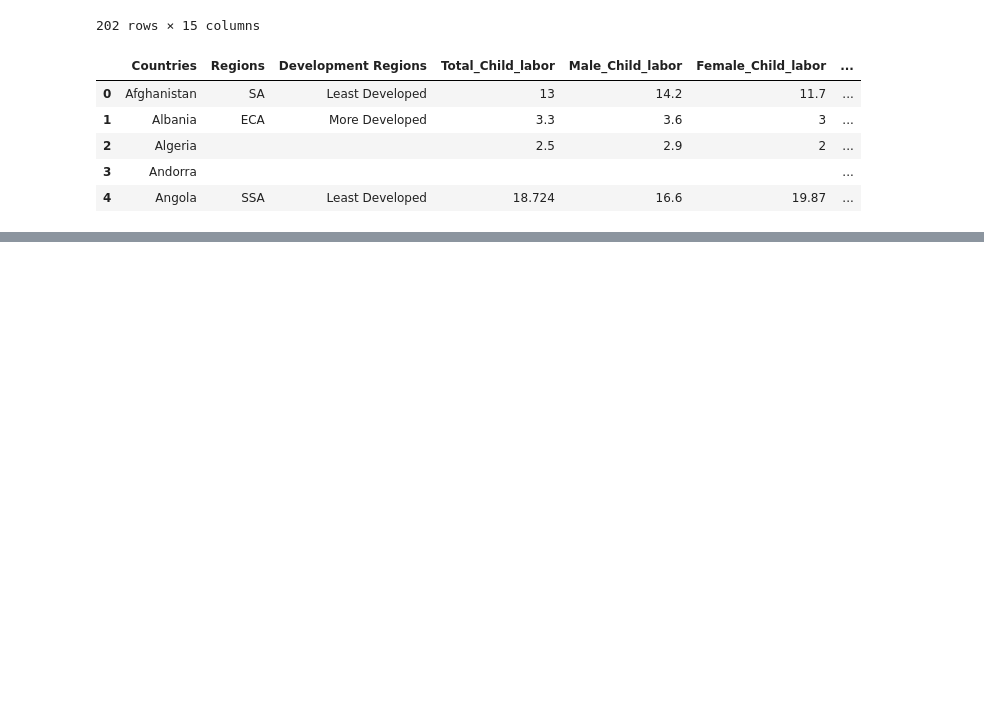
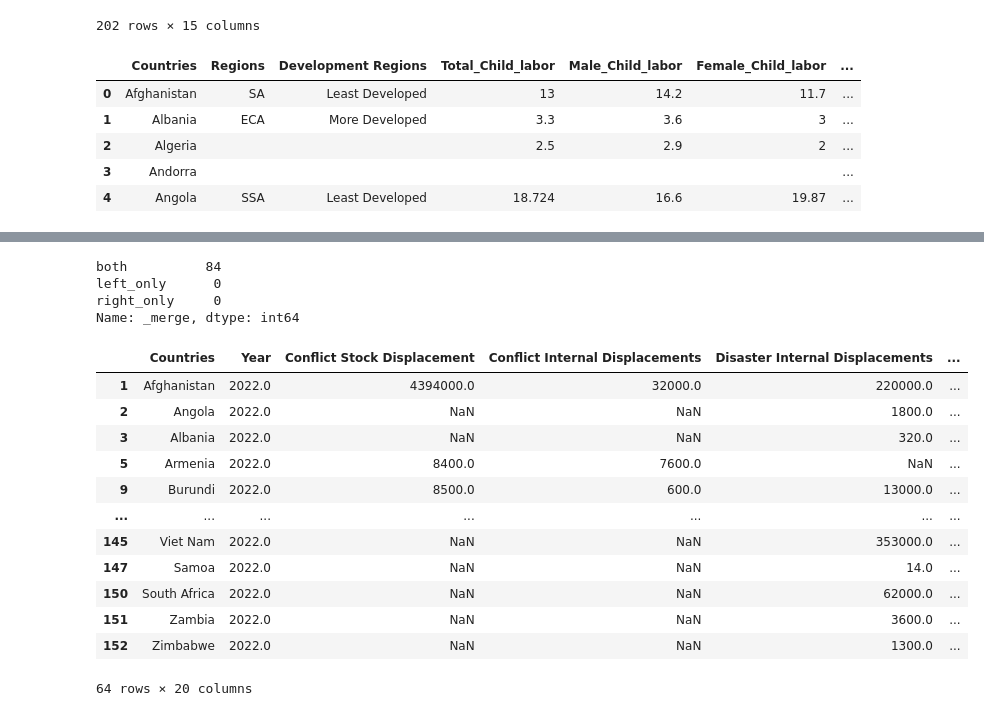
Before and after one commit to shimjide123/datman, a Jupyter notebook: PS3_by_Yu_Nong.ipynb, the cells around one changed output, grey strips where cells are left out. Cells and saved outputs as stored; diff of their text form; code cells hidden in the pictures; blank space fills up the shorter version.

```diff
--- a/PS3_by_Yu_Nong.ipynb
+++ b/PS3_by_Yu_Nong.ipynb
@@ -347,0 +361,6 @@ Merged2.groupby()
+# %%
+displacement.rename(columns={'Name': 'Countries'}, inplace=True)
+# %%
+displacement.drop(columns=["ISO3","Conflict Stock Displacement (Raw)", "Conflict Internal Displacements (Raw)"],inplace=True)
+# %%
+displacement.drop(columns=["Disaster Internal Displacements (Raw)", "Disaster Stock Displacement (Raw)"],inplace=True)
@@ -347,0 +376,2 @@ Merged2.groupby()
+# %%
+Firstproject=displacement.merge(Merged2, on='Countries', how='outer')
@@ -347,0 +404,24 @@ Merged2.groupby()
+# %%
+Firstproject['_merge'].value_counts()
+# %% [output]
+both          84
+left_only      0
+right_only     0
+Name: _merge, dtype: int64
+# %%
+Firstproject=Firstproject.query("Year == 2022 & _merge == 'both'")
+Firstproject
+# %% [output]
+|  | Countries | Year | Conflict Stock Displacement | Conflict Internal Displacements | Disaster Internal Displacements | ... |
+| 1 | Afghanistan | 2022.0 | 4394000.0 | 32000.0 | 220000.0 | ... |
+| 2 | Angola | 2022.0 | NaN | NaN | 1800.0 | ... |
+| 3 | Albania | 2022.0 | NaN | NaN | 320.0 | ... |
+| 5 | Armenia | 2022.0 | 8400.0 | 7600.0 | NaN | ... |
+| 9 | Burundi | 2022.0 | 8500.0 | 600.0 | 13000.0 | ... |
+| ... | ... | ... | ... | ... | ... | ... |
+| 145 | Viet Nam | 2022.0 | NaN | NaN | 353000.0 | ... |
+| 147 | Samoa | 2022.0 | NaN | NaN | 14.0 | ... |
+| 150 | South Africa | 2022.0 | NaN | NaN | 62000.0 | ... |
+| 151 | Zambia | 2022.0 | NaN | NaN | 3600.0 | ... |
+| 152 | Zimbabwe | 2022.0 | NaN | NaN | 1300.0 | ... |
+64 rows × 20 columns
```
Also changed, not shown: parts of 10 cells of this notebook.
